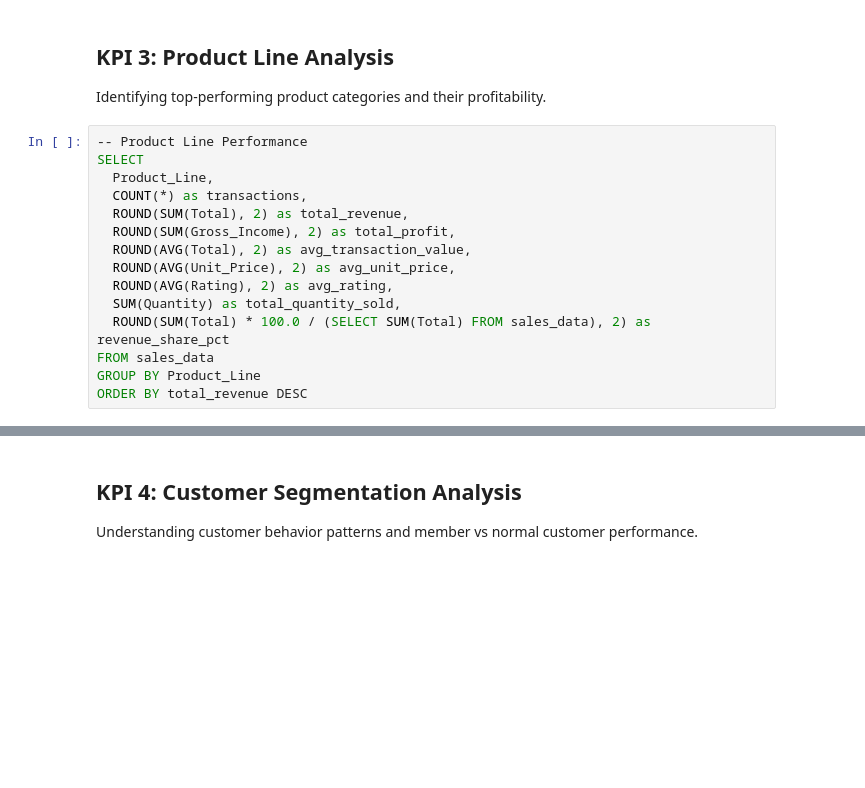
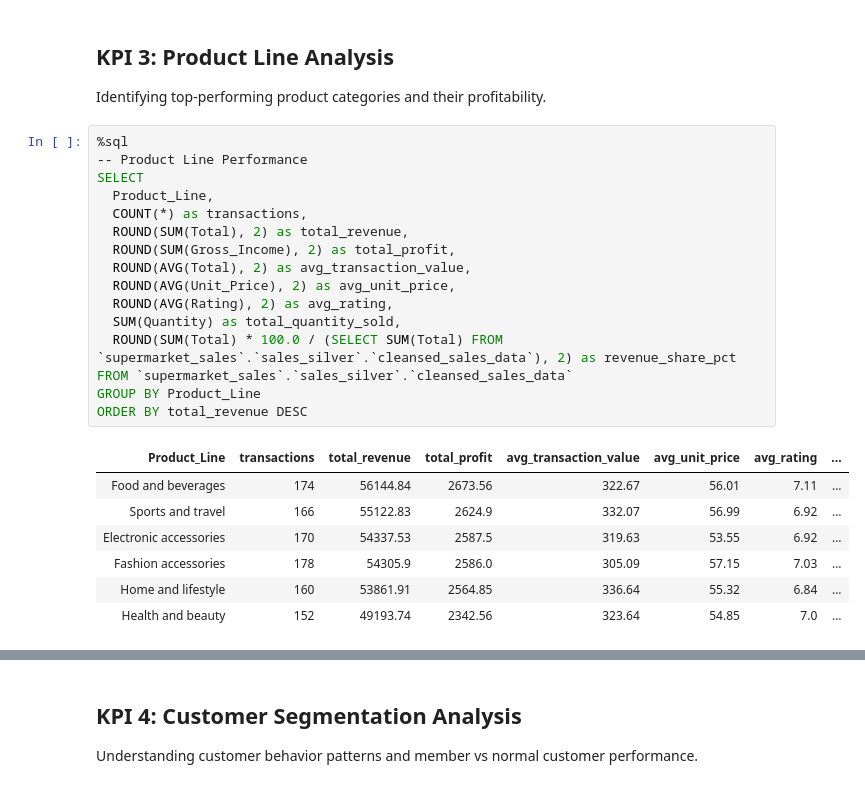
Before and after one commit to inbravo/dbxsql-feature-set, a Jupyter notebook: sql/sales/Supermarket_Sales_Analysis_v3.ipynb, the cells around one changed output, grey strips where cells are left out. Drawn from its saved outputs; the diff is of its cells as text; blank space fills up the shorter version.

```diff
--- a/sql/sales/Supermarket_Sales_Analysis_v3.ipynb
+++ b/sql/sales/Supermarket_Sales_Analysis_v3.ipynb
@@ -107,18 +96,27 @@ ORDER BY revenue DESC
 
 Identifying top-performing product categories and their profitability.
 # %%
+%sql
 -- Product Line Performance
 SELECT
   Product_Line,
   COUNT(*) as transactions,
   ROUND(SUM(Total), 2) as total_revenue,
   ROUND(SUM(Gross_Income), 2) as total_profit,
   ROUND(AVG(Total), 2) as avg_transaction_value,
   ROUND(AVG(Unit_Price), 2) as avg_unit_price,
   ROUND(AVG(Rating), 2) as avg_rating,
   SUM(Quantity) as total_quantity_sold,
-  ROUND(SUM(Total) * 100.0 / (SELECT SUM(Total) FROM sales_data), 2) as revenue_share_pct
-FROM sales_data
+  ROUND(SUM(Total) * 100.0 / (SELECT SUM(Total) FROM `supermarket_sales`.`sales_silver`.`cleansed_sales_data`), 2) as revenue_share_pct
+FROM `supermarket_sales`.`sales_silver`.`cleansed_sales_data`
 GROUP BY Product_Line
 ORDER BY total_revenue DESC
+# %% [output]
+| Product_Line | transactions | total_revenue | total_profit | avg_transaction_value | avg_unit_price | avg_rating | ... |
+| Food and beverages | 174 | 56144.84 | 2673.56 | 322.67 | 56.01 | 7.11 | ... |
+| Sports and travel | 166 | 55122.83 | 2624.9 | 332.07 | 56.99 | 6.92 | ... |
+| Electronic accessories | 170 | 54337.53 | 2587.5 | 319.63 | 53.55 | 6.92 | ... |
+| Fashion accessories | 178 | 54305.9 | 2586.0 | 305.09 | 57.15 | 7.03 | ... |
+| Home and lifestyle | 160 | 53861.91 | 2564.85 | 336.64 | 55.32 | 6.84 | ... |
+| Health and beauty | 152 | 49193.74 | 2342.56 | 323.64 | 54.85 | 7.0 | ... |
 # %%
```
Also changed, not shown: parts of 21 cells of this notebook, 1 other file.
